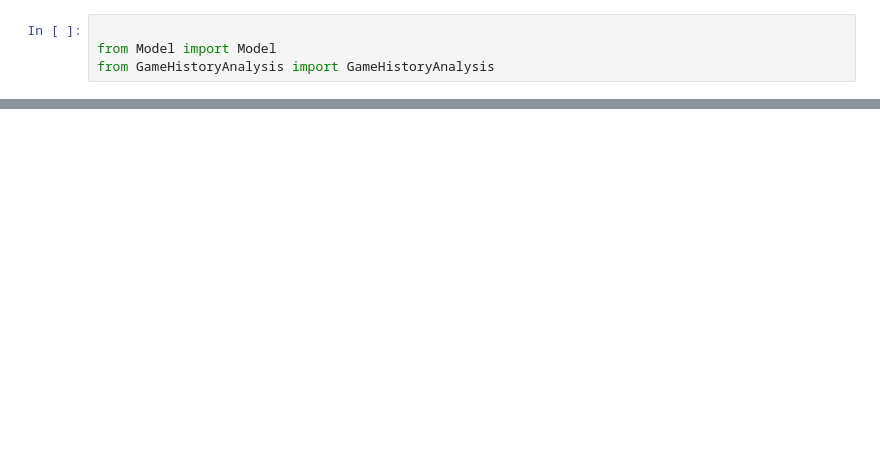
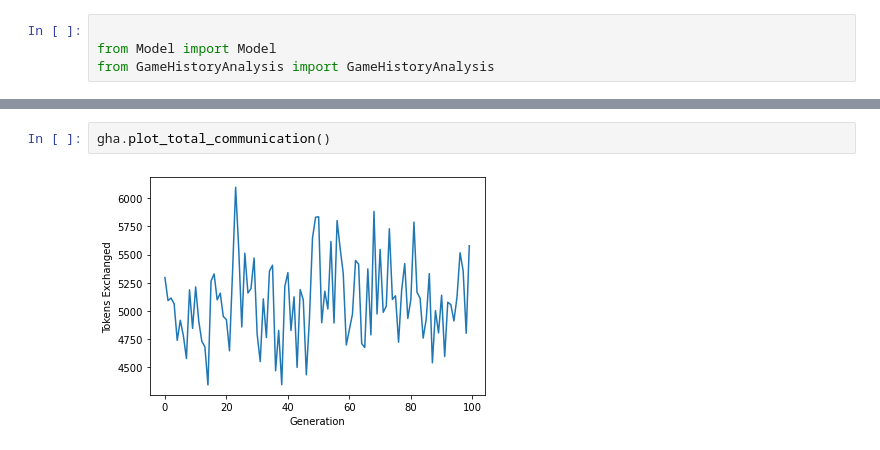
Before and after one commit to SaltySpatula/EvoCoABM, a Jupyter notebook: RL_model_testing.ipynb, the cells around one changed output, grey strips where cells are left out. Saved outputs shown, nothing was run; the diff lists cells and outputs as text; blank space fills up the shorter version.

```diff
--- a/RL_model_testing.ipynb
+++ b/RL_model_testing.ipynb
@@ -18,0 +18,4 @@ gha.plot_average_payoff()
+# %%
+gha.plot_total_communication()
+# %% [output]
+[figure, added]
```
Also changed, not shown: parts of 5 cells of this notebook, 2 other files.
